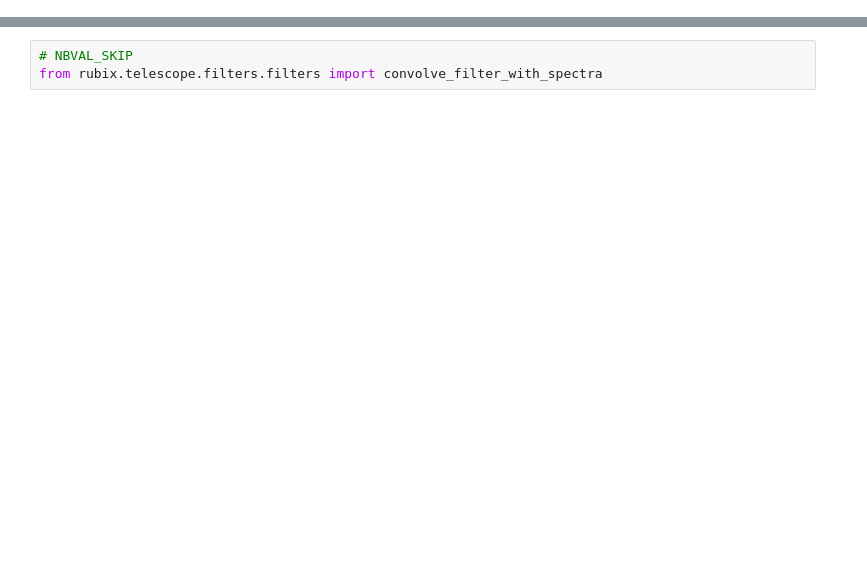
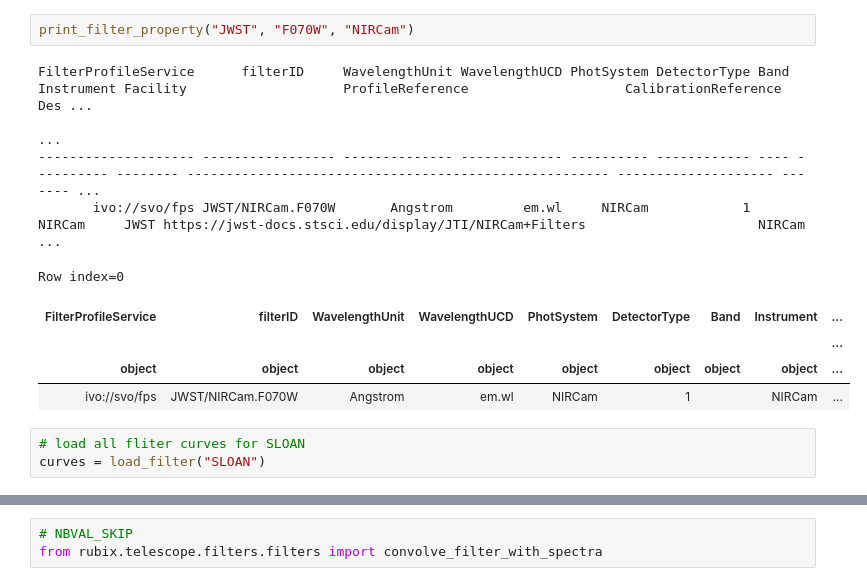
Before and after one commit to ufuk-cakir/rubix, a Jupyter notebook: notebooks/filter_curves.ipynb, the cells around one changed output, grey strips where cells are left out. Cells and saved outputs as stored; diff of their text form; blank space fills up the shorter version.

```diff
--- a/notebooks/filter_curves.ipynb
+++ b/notebooks/filter_curves.ipynb
@@ -6 +61,16 @@ curves = load_filter("SLOAN")
+# %%
+print_filter_property("JWST", "F070W", "NIRCam")
+# %% [output]
+FilterProfileService      filterID     WavelengthUnit WavelengthUCD PhotSystem DetectorType Band Instrument Facility                    ProfileReference                    CalibrationReference     Des ...
+                                                                                                                                                                                                         ...
+-------------------- ----------------- -------------- ------------- ---------- ------------ ---- ---------- -------- ------------------------------------------------------ -------------------- ------- ...
+       ivo://svo/fps JWST/NIRCam.F070W       Angstrom         em.wl     NIRCam            1          NIRCam     JWST https://jwst-docs.stsci.edu/display/JTI/NIRCam+Filters                      NIRCam  ...
+Row index=0
+| FilterProfileService | filterID | WavelengthUnit | WavelengthUCD | PhotSystem | DetectorType | Band | Instrument | ... |
+|  |  |  |  |  |  |  |  | ... |
+| object | object | object | object | object | object | object | object | ... |
+| ivo://svo/fps | JWST/NIRCam.F070W | Angstrom | em.wl | NIRCam | 1 |  | NIRCam | ... |
+# %%
+# load all fliter curves for SLOAN
+curves = load_filter("SLOAN")
 # %%
```
Also changed, not shown: parts of 20 cells of this notebook, 1 other file.
